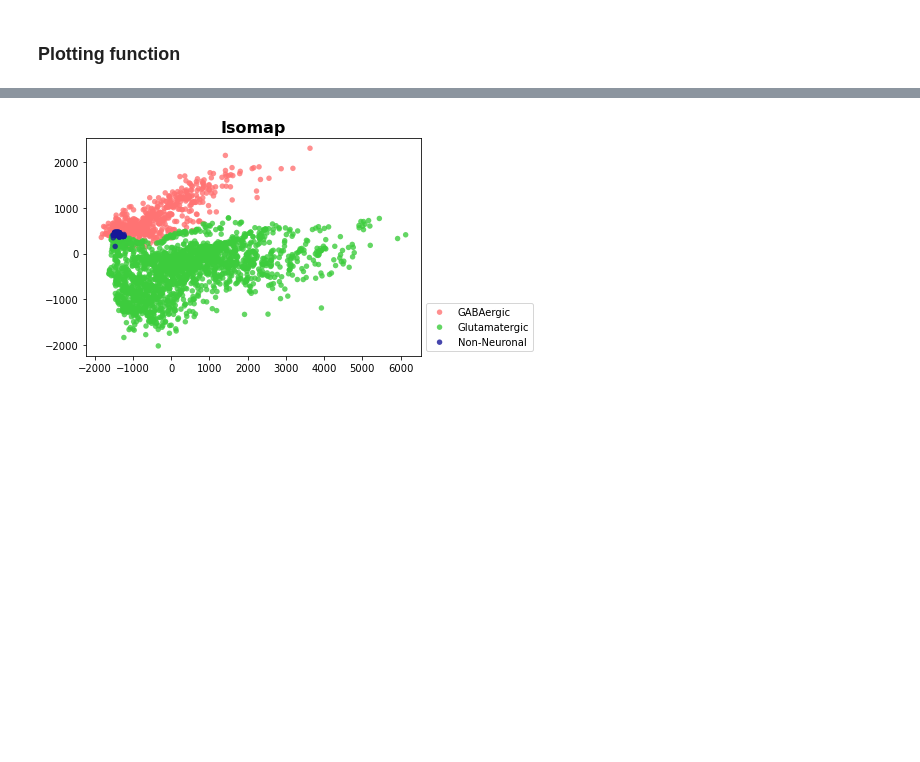
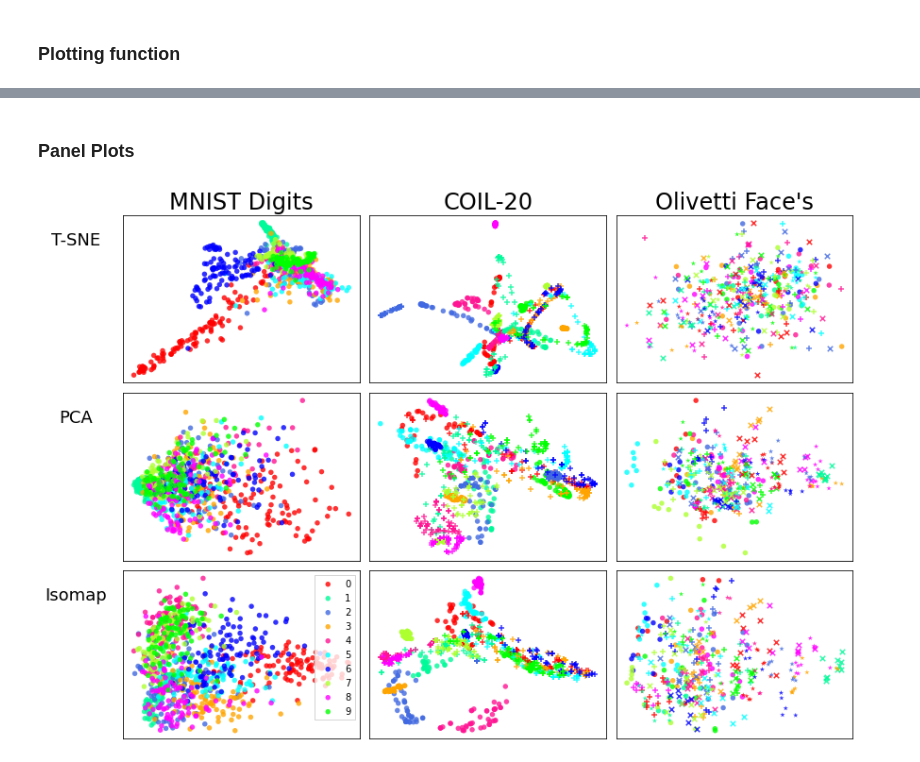
Before and after one commit to robkravec/t-SNE-Implementation, a Jupyter notebook: real_data_plots.ipynb, the cells around one changed output, grey strips where cells are left out. Saved outputs shown, nothing was run; the diff lists cells and outputs as text; code cells hidden in the pictures; blank space fills up the shorter version.

Commit message:
panel plots formatting fixed. all functions working. Need to clean up and run on

```diff
--- a/real_data_plots.ipynb
+++ b/real_data_plots.ipynb
@@ -1180,20 +821,0 @@ del gene_PCA
-# %%
-embedding = Isomap(n_neighbors = 25, n_components=2)_190129_01_A01
-# %%
-iso_genes = embedding.fit_transform(genesX)
-# %%
-%matplotlib inline
-fig, ax = plt.subplots()
-
-
-for lab in unq_classes.class_label.values:
-    index = (sample.class_label.values[:] == lab).ravel()
-    color = unq_classes[unq_classes.class_label==lab]['class_color'].values[0]
-
-    d1, d2 =  iso_genes[:,0][index], iso_genes[:,1][index]
-    ax.scatter(d1, d2, alpha=0.8, c=color, edgecolors='none', s=30, label=lab)
-plt.legend(loc=4, bbox_to_anchor=(1.35,0))
-plt.title("Isomap", fontdict={'size':16, 'fontweight':'bold'})
-pass
-# %% [output]
-[figure, removed]
@@ -1199,0 +912,38 @@ pass
+# %%
+def gen_fmt_dict(y, colors, shapes):
+    """Assigns colors to unique labels
+
+       Required Inputs:
+
+       y ~ vector of labels
+       colors ~ list of colors
+
+
+       Output:
+       Dictionary mapping class label to color
+    """
+
+    return  {g[0]: {'c' : g[1][1], 'm' : g[1][0]} for g in zip(np.sort(np.unique(y)), it.product(shapes, colors))}
+# %% [markdown]
+### Panel Plots
+# %%
+Xm, ym = load_mnist(size=1000)
+Xc, Yc = load_coil20(size=1000)
+yc = Yc[:,0]
+olivetti = fetch_olivetti_faces()
+Xo = olivetti.datapaper
+yo = olivetti.target
+# %%
+colors = ['red', 'mediumspringgreen', 'royalblue','orange' ,'deeppink',
+          'aqua','blue', 'greenyellow' ,'fuchsia', 'lime']
+shapes = ['o', '+', 'x', '*', 'D', 'p']
+
+fmt_list = [gen_fmt_dict(y, colors, shapes) for y in [ym, yc, yo]]
+
+titles = ["MNIST Digits", "COIL-20", "Olivetti Face's"]
+legends = [True, False, False]
+
+compare_methods(data_list=[Xm, Xc, Xo], label_list=[ym, yc, yo], data_names=titles,
+            fmt_list=fmt_list, legends=legends, niter=10)
+# %% [output]
+[figure, added]
```
Also changed, not shown: parts of 61 cells of this notebook.
